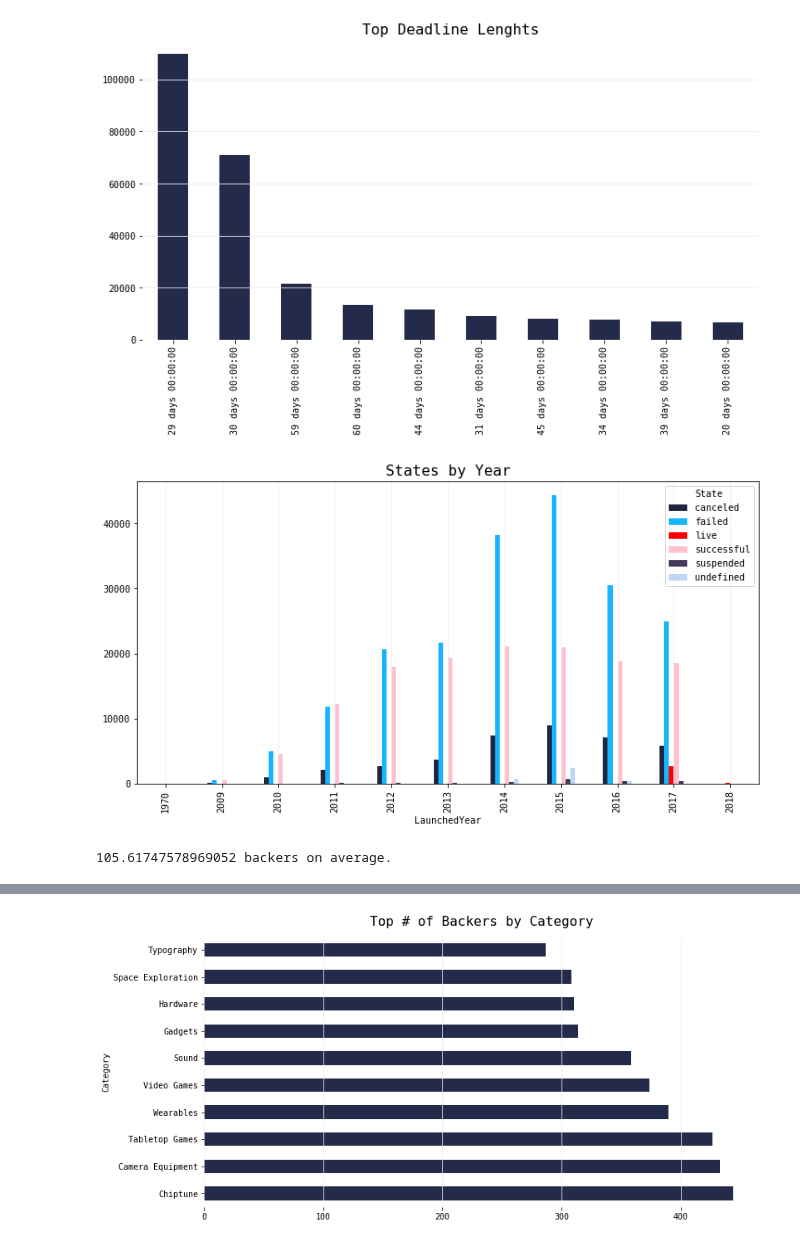
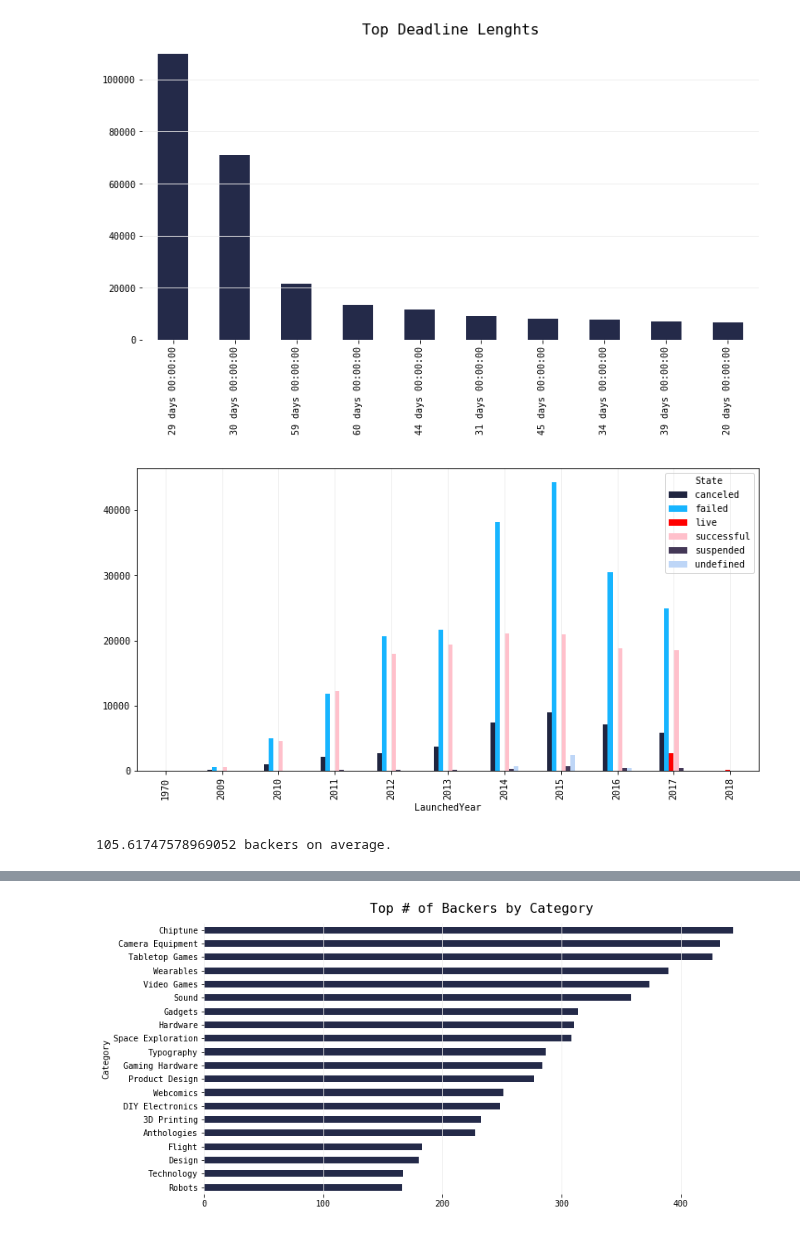
Before and after one commit to qu4ku/datasets-analysis, a Jupyter notebook: 010-kickstarter-projects.ipynb, the cells around one changed output, grey strips where cells are left out. Cells and saved outputs as stored; diff of their text form; code cells hidden in the pictures.

```diff
--- a/010-kickstarter-projects.ipynb
+++ b/010-kickstarter-projects.ipynb
@@ -440,12 +440,12 @@ Text(0.5,1,'Top Deadline Lenghts')
 [figure]
 # %%
 # plt.axes(frameon=False)
+df['LaunchedYear'] = df.Launched.dt.year
 pd.crosstab(df.LaunchedYear, df.State).plot(kind='bar', color=colors)
-# plt.axes(frameon=False)
-plt.title('States by Year');
+# plt.title('States by Year');
 plt.grid(axis='x')
 # %% [output]
-[figure, old version]
+[figure, new version]
 # %%
 print('{} backers on average.'.format(df.Backers.mean()))
 # %% [output]
@@ -472,8 +472,8 @@ Robots              166.55
 Name: Backers, dtype: float64
 # %%
 plt.axes(frameon=False)
-df.groupby('Category').Backers.mean().sort_values(ascending=False)[:10].plot(kind='barh', color=MC)
+df.groupby('Category').Backers.mean().sort_values(ascending=False)[:20].sort_values(ascending=True).plot(kind='barh', color=MC)
 plt.grid(axis='x', color=SC)
 plt.title(f'Top # of Backers by Category', y=1.02);
 # %% [output]
-[figure, old version]
+[figure, new version]
```
Also changed, not shown: parts of 6 cells of this notebook.
